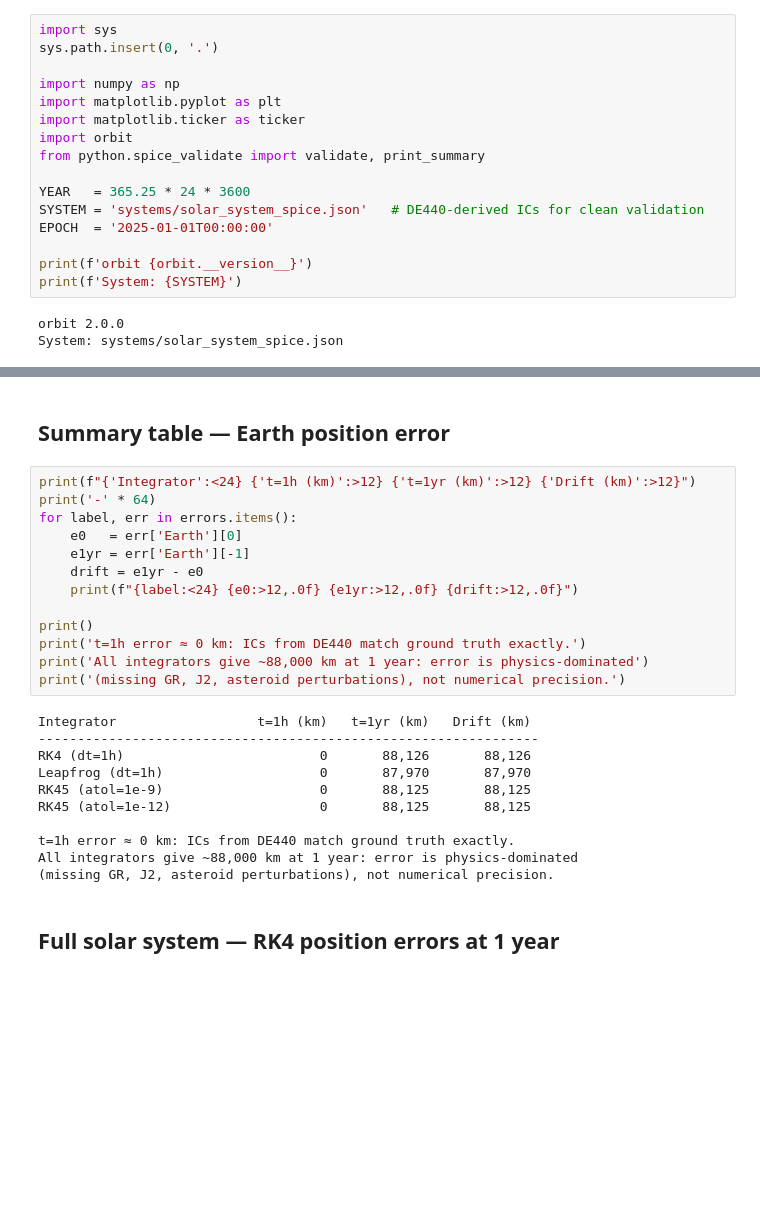
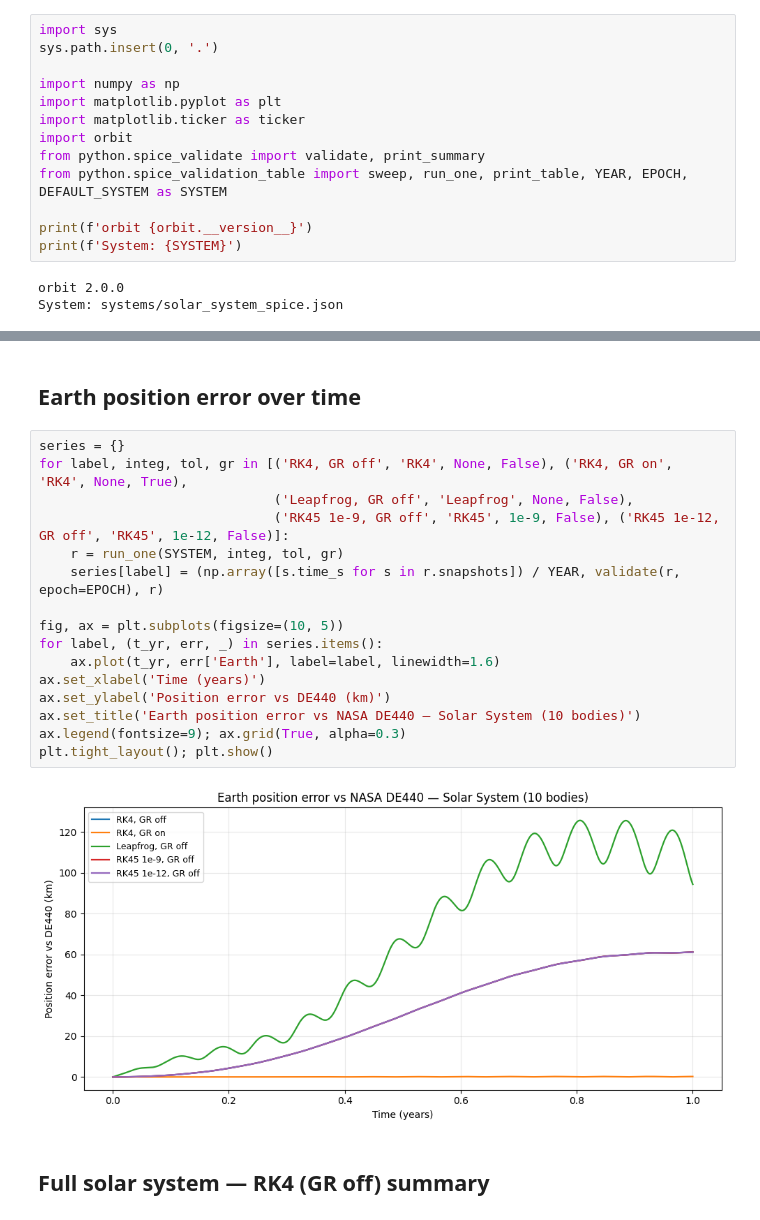
Before and after one commit to sinan-can-demir/orbital-mechanics-engine, a Jupyter notebook: examples/07_spice_validation.ipynb, the cells around one changed output, grey strips where cells are left out. Cells and saved outputs as stored; diff of their text form; blank space fills up the shorter version.

```diff
--- a/examples/07_spice_validation.ipynb
+++ b/examples/07_spice_validation.ipynb
@@ -26,10 +27,7 @@ import matplotlib.pyplot as plt
 import matplotlib.ticker as ticker
 import orbit
 from python.spice_validate import validate, print_summary
-
-YEAR   = 365.25 * 24 * 3600
-SYSTEM = 'systems/solar_system_spice.json'   # DE440-derived ICs for clean validation
-EPOCH  = '2025-01-01T00:00:00'
+from python.spice_validation_table import sweep, run_one, print_table, YEAR, EPOCH, DEFAULT_SYSTEM as SYSTEM
 
 print(f'orbit {orbit.__version__}')
 print(f'System: {SYSTEM}')
@@ -82,28 +56,22 @@ Done.
 # %% [markdown]
-## Summary table — Earth position error
+## Earth position error over time
-# %%
-print(f"{'Integrator':<24} {'t=1h (km)':>12} {'t=1yr (km)':>12} {'Drift (km)':>12}")
-print('-' * 64)
-for label, err in errors.items():
-    e0   = err['Earth'][0]
-    e1yr = err['Earth'][-1]
-    drift = e1yr - e0
-    print(f"{label:<24} {e0:>12,.0f} {e1yr:>12,.0f} {drift:>12,.0f}")
-
-print()
-print('t=1h error ≈ 0 km: ICs from DE440 match ground truth exactly.')
-print('All integrators give ~88,000 km at 1 year: error is physics-dominated')
-print('(missing GR, J2, asteroid perturbations), not numerical precision.')
-# %% [output]
-Integrator                  t=1h (km)   t=1yr (km)   Drift (km)
-----------------------------------------------------------------
-RK4 (dt=1h)                         0       88,126       88,126
-Leapfrog (dt=1h)                    0       87,970       87,970
-RK45 (atol=1e-9)                    0       88,125       88,125
-RK45 (atol=1e-12)                   0       88,125       88,125
-
-t=1h error ≈ 0 km: ICs from DE440 match ground truth exactly.
-All integrators give ~88,000 km at 1 year: error is physics-dominated
-(missing GR, J2, asteroid perturbations), not numerical precision.
+# %%
+series = {}
+for label, integ, tol, gr in [('RK4, GR off', 'RK4', None, False), ('RK4, GR on', 'RK4', None, True),
+                              ('Leapfrog, GR off', 'Leapfrog', None, False),
+                              ('RK45 1e-9, GR off', 'RK45', 1e-9, False), ('RK45 1e-12, GR off', 'RK45', 1e-12, False)]:
+    r = run_one(SYSTEM, integ, tol, gr)
+    series[label] = (np.array([s.time_s for s in r.snapshots]) / YEAR, validate(r, epoch=EPOCH), r)
+
+fig, ax = plt.subplots(figsize=(10, 5))
+for label, (t_yr, err, _) in series.items():
+    ax.plot(t_yr, err['Earth'], label=label, linewidth=1.6)
+ax.set_xlabel('Time (years)')
+ax.set_ylabel('Position error vs DE440 (km)')
+ax.set_title('Earth position error vs NASA DE440 — Solar System (10 bodies)')
+ax.legend(fontsize=9); ax.grid(True, alpha=0.3)
+plt.tight_layout(); plt.show()
+# %% [output]
+[figure, added]
 # %% [markdown]
-## Full solar system — RK4 position errors at 1 year
+## Full solar system — RK4 (GR off) summary
```
Also changed, not shown: parts of 16 cells of this notebook, 10 other files.
